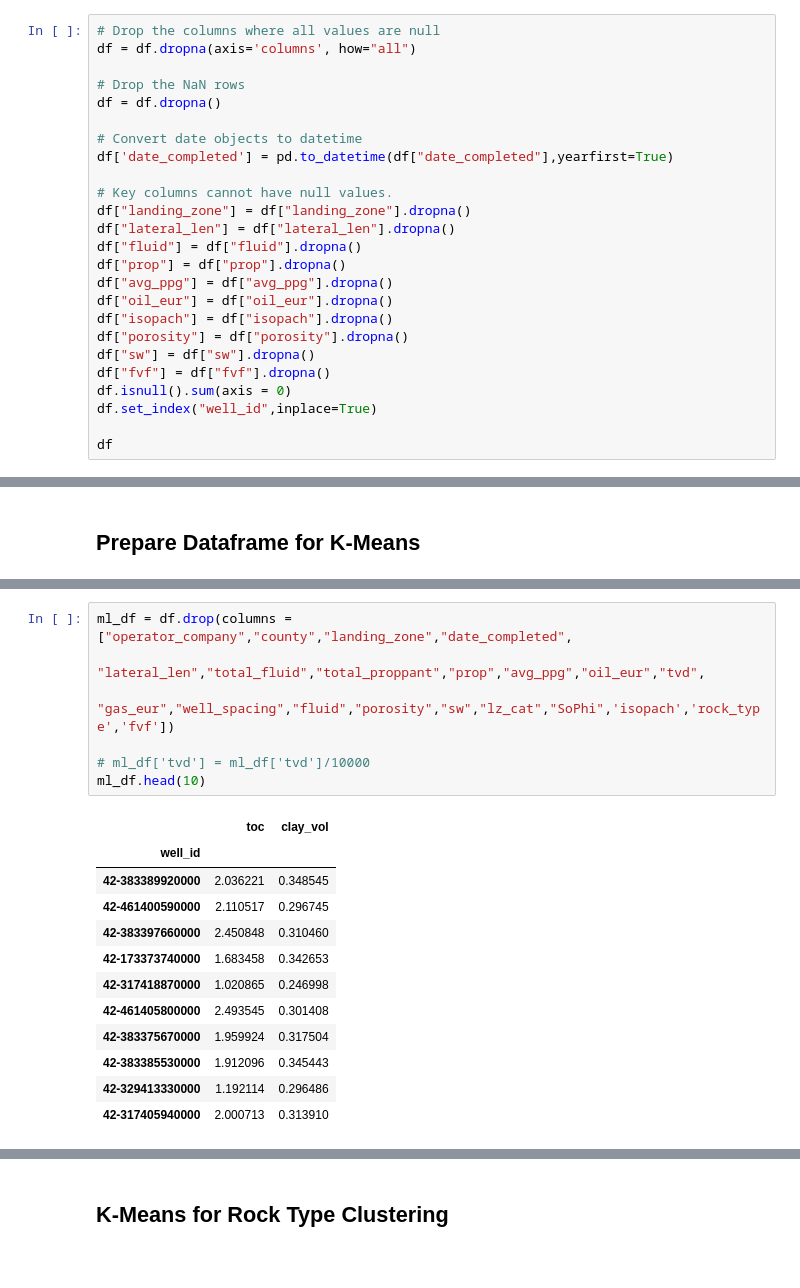
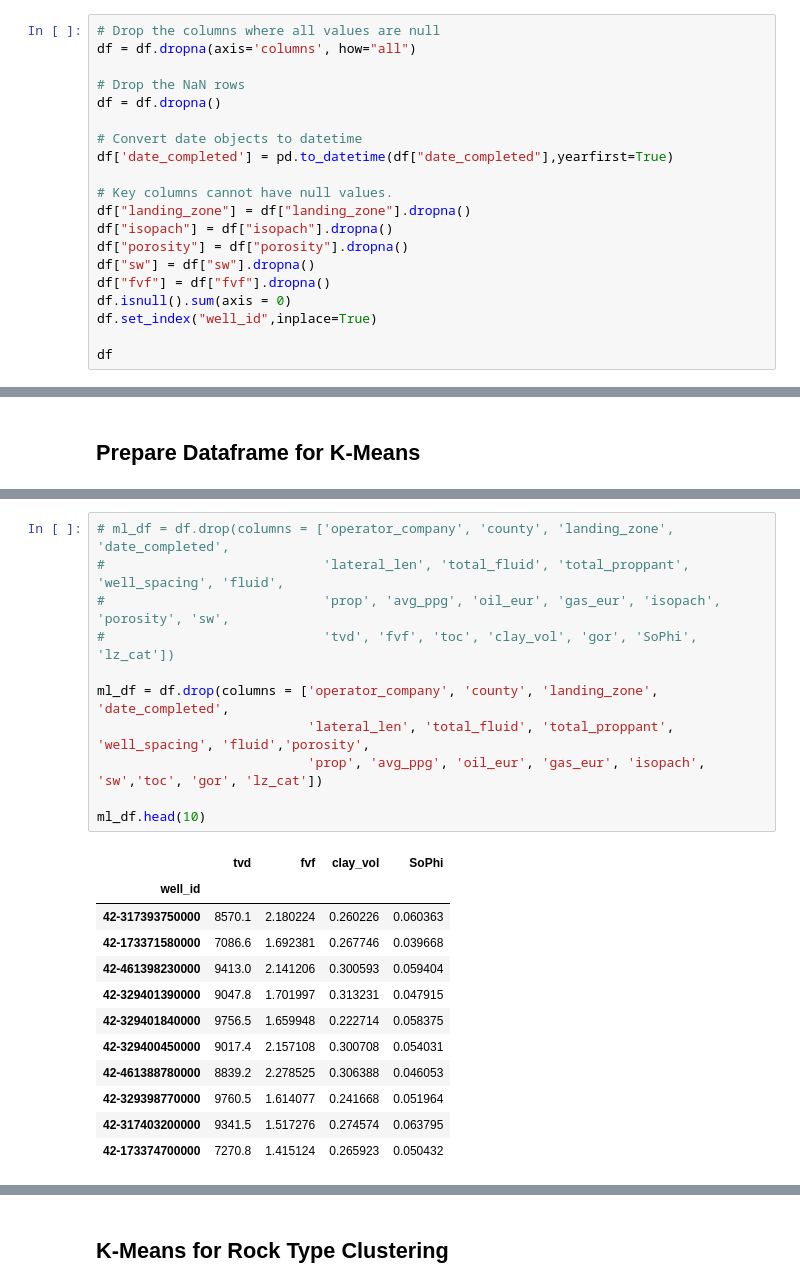
Before and after one commit to Auelocks/Friday_Night_Lights, a Jupyter notebook: Permian_ML_Model_OHE_KMeans_RockType.ipynb, the cells around one changed output, grey strips where cells are left out. Drawn from its saved outputs; the diff is of its cells as text.

```diff
--- a/Permian_ML_Model_OHE_KMeans_RockType.ipynb
+++ b/Permian_ML_Model_OHE_KMeans_RockType.ipynb
@@ -52,11 +52,6 @@ df['date_completed'] = pd.to_datetime(df["date_completed"],yearfirst=True)
 
 # Key columns cannot have null values.
 df["landing_zone"] = df["landing_zone"].dropna()
-df["lateral_len"] = df["lateral_len"].dropna()
-df["fluid"] = df["fluid"].dropna()
-df["prop"] = df["prop"].dropna()
-df["avg_ppg"] = df["avg_ppg"].dropna()
-df["oil_eur"] = df["oil_eur"].dropna()
 df["isopach"] = df["isopach"].dropna()
 df["porosity"] = df["porosity"].dropna()
 df["sw"] = df["sw"].dropna()
@@ -128,20 +137,24 @@ df.head()
 # %%
-ml_df = df.drop(columns = ["operator_company","county","landing_zone","date_completed",
-                            "lateral_len","total_fluid","total_proppant","prop","avg_ppg","oil_eur","tvd",
-                            "gas_eur","well_spacing","fluid","porosity","sw","lz_cat","SoPhi",'isopach','rock_type','fvf'])
+# ml_df = df.drop(columns = ['operator_company', 'county', 'landing_zone', 'date_completed',
+#                            'lateral_len', 'total_fluid', 'total_proppant', 'well_spacing', 'fluid',
+#                            'prop', 'avg_ppg', 'oil_eur', 'gas_eur', 'isopach', 'porosity', 'sw',
+#                            'tvd', 'fvf', 'toc', 'clay_vol', 'gor', 'SoPhi', 'lz_cat'])
 
-# ml_df['tvd'] = ml_df['tvd']/10000
+ml_df = df.drop(columns = ['operator_company', 'county', 'landing_zone', 'date_completed',
+                           'lateral_len', 'total_fluid', 'total_proppant', 'well_spacing', 'fluid','porosity',
+                           'prop', 'avg_ppg', 'oil_eur', 'gas_eur', 'isopach', 'sw','toc', 'gor', 'lz_cat'])
+
 ml_df.head(10)
 # %% [output]
-|  | toc | clay_vol |
-| well_id |  |  |
-| 42-383389920000 | 2.036221 | 0.348545 |
-| 42-461400590000 | 2.110517 | 0.296745 |
-| 42-383397660000 | 2.450848 | 0.310460 |
-| 42-173373740000 | 1.683458 | 0.342653 |
-| 42-317418870000 | 1.020865 | 0.246998 |
-| 42-461405800000 | 2.493545 | 0.301408 |
-| 42-383375670000 | 1.959924 | 0.317504 |
-| 42-383385530000 | 1.912096 | 0.345443 |
-| 42-329413330000 | 1.192114 | 0.296486 |
-| 42-317405940000 | 2.000713 | 0.313910 |
+|  | tvd | fvf | clay_vol | SoPhi |
+| well_id |  |  |  |  |
+| 42-317393750000 | 8570.1 | 2.180224 | 0.260226 | 0.060363 |
+| 42-173371580000 | 7086.6 | 1.692381 | 0.267746 | 0.039668 |
+| 42-461398230000 | 9413.0 | 2.141206 | 0.300593 | 0.059404 |
+| 42-329401390000 | 9047.8 | 1.701997 | 0.313231 | 0.047915 |
+| 42-329401840000 | 9756.5 | 1.659948 | 0.222714 | 0.058375 |
+| 42-329400450000 | 9017.4 | 2.157108 | 0.300708 | 0.054031 |
+| 42-461388780000 | 8839.2 | 2.278525 | 0.306388 | 0.046053 |
+| 42-329398770000 | 9760.5 | 1.614077 | 0.241668 | 0.051964 |
+| 42-317403200000 | 9341.5 | 1.517276 | 0.274574 | 0.063795 |
+| 42-173374700000 | 7270.8 | 1.415124 | 0.265923 | 0.050432 |
```
Also changed, not shown: parts of 17 cells of this notebook, 1 other file.
